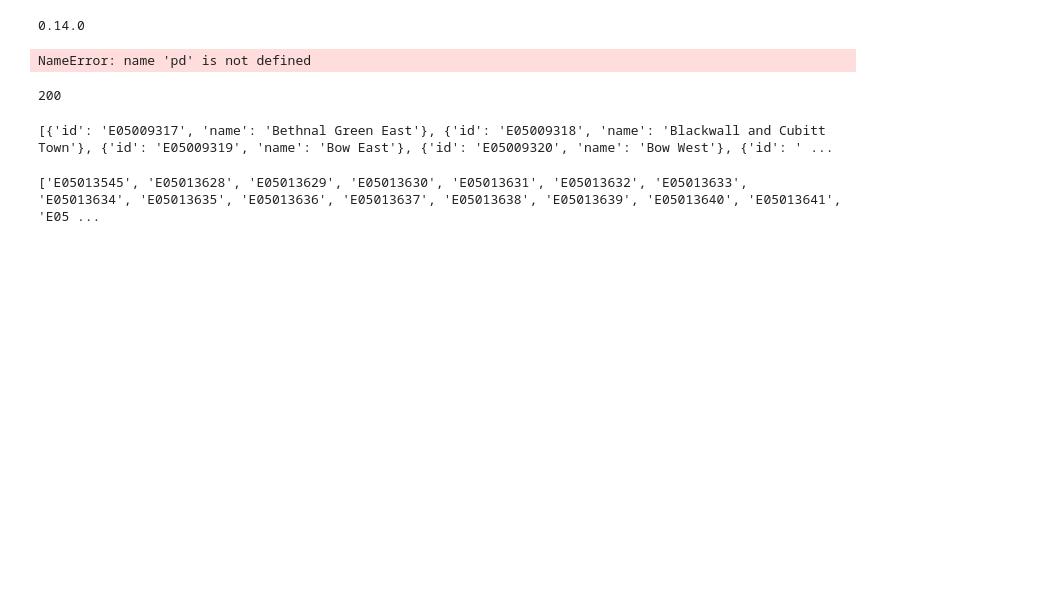
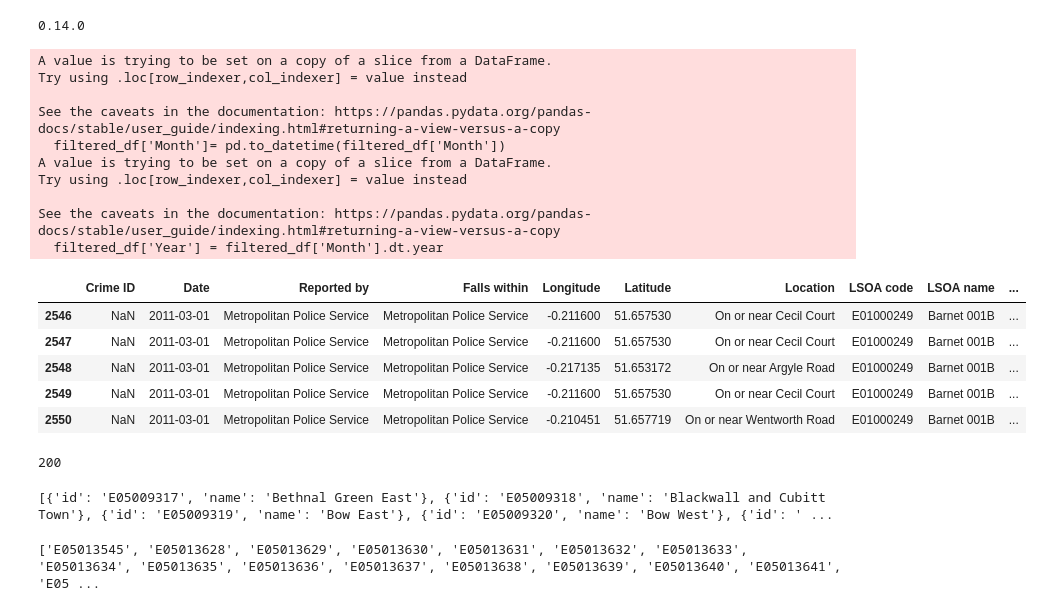
Before and after one commit to isavgt/JBG050-group11, a Jupyter notebook: data_cleaning.ipynb, the cells around one changed output. Cells and saved outputs as stored; diff of their text form; code cells hidden in the pictures; blank space fills up the shorter version.

```diff
--- a/data_cleaning.ipynb
+++ b/data_cleaning.ipynb
@@ -38,22 +38,37 @@ for i in range(4, len(subfolders)):
         all_outcome_df.append(df)
 # %%
 df = pd.concat(all_street_df, ignore_index=True)
-df_clean = df.drop(columns=['Context'])
+df = df.drop(columns=['Context'])
 
 # Filter the DataFrame to only include rows where the LSOA name is 'Barnet' and the Crime type is 'Burglary'
 filtered_df = df[(df['LSOA name'].str.contains('Barnet')) & (df['Crime type'].str.contains('Burglary'))]
 
 filtered_df['Month']= pd.to_datetime(filtered_df['Month'])
 filtered_df['Year'] = filtered_df['Month'].dt.year
 filtered_df = filtered_df.rename(columns={'Month': 'Date'})
-df_clean['Month'] = df_clean['Date'].dt.month
+filtered_df['Month'] = filtered_df['Date'].dt.month
 
 # create a new column named Month name and convert the Month num column to the month name
 filtered_df['Month name'] = filtered_df['Month'].apply(lambda x: calendar.month_abbr[x])
 
 filtered_df.head()
 # %% [output]
-NameError: name 'pd' is not defined
+A value is trying to be set on a copy of a slice from a DataFrame.
+Try using .loc[row_indexer,col_indexer] = value instead
+
+See the caveats in the documentation: https://pandas.pydata.org/pandas-docs/stable/user_guide/indexing.html#returning-a-view-versus-a-copy
+  filtered_df['Month']= pd.to_datetime(filtered_df['Month'])
+A value is trying to be set on a copy of a slice from a DataFrame.
+Try using .loc[row_indexer,col_indexer] = value instead
+
+See the caveats in the documentation: https://pandas.pydata.org/pandas-docs/stable/user_guide/indexing.html#returning-a-view-versus-a-copy
+  filtered_df['Year'] = filtered_df['Month'].dt.year
+|  | Crime ID | Date | Reported by | Falls within | Longitude | Latitude | Location | LSOA code | LSOA name | ... |
+| 2546 | NaN | 2011-03-01 | Metropolitan Police Service | Metropolitan Police Service | -0.211600 | 51.657530 | On or near Cecil Court | E01000249 | Barnet 001B | ... |
+| 2547 | NaN | 2011-03-01 | Metropolitan Police Service | Metropolitan Police Service | -0.211600 | 51.657530 | On or near Cecil Court | E01000249 | Barnet 001B | ... |
+| 2548 | NaN | 2011-03-01 | Metropolitan Police Service | Metropolitan Police Service | -0.217135 | 51.653172 | On or near Argyle Road | E01000249 | Barnet 001B | ... |
+| 2549 | NaN | 2011-03-01 | Metropolitan Police Service | Metropolitan Police Service | -0.211600 | 51.657530 | On or near Cecil Court | E01000249 | Barnet 001B | ... |
+| 2550 | NaN | 2011-03-01 | Metropolitan Police Service | Metropolitan Police Service | -0.210451 | 51.657719 | On or near Wentworth Road | E01000249 | Barnet 001B | ... |
 # %%
 locations = [
     "High Barnet",
```
Also changed, not shown: parts of 4 cells of this notebook, 1 other file.
